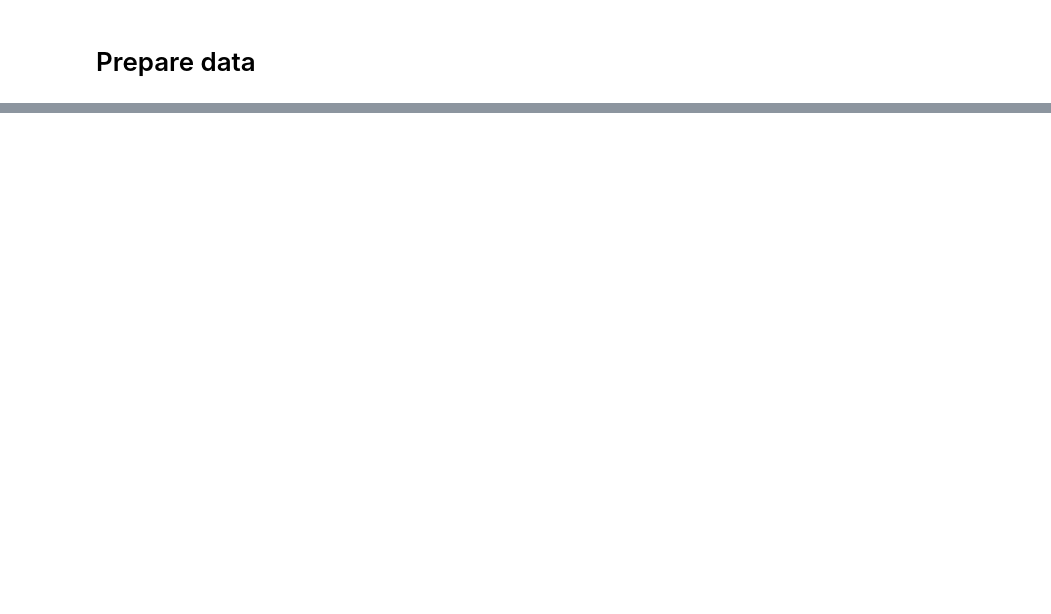
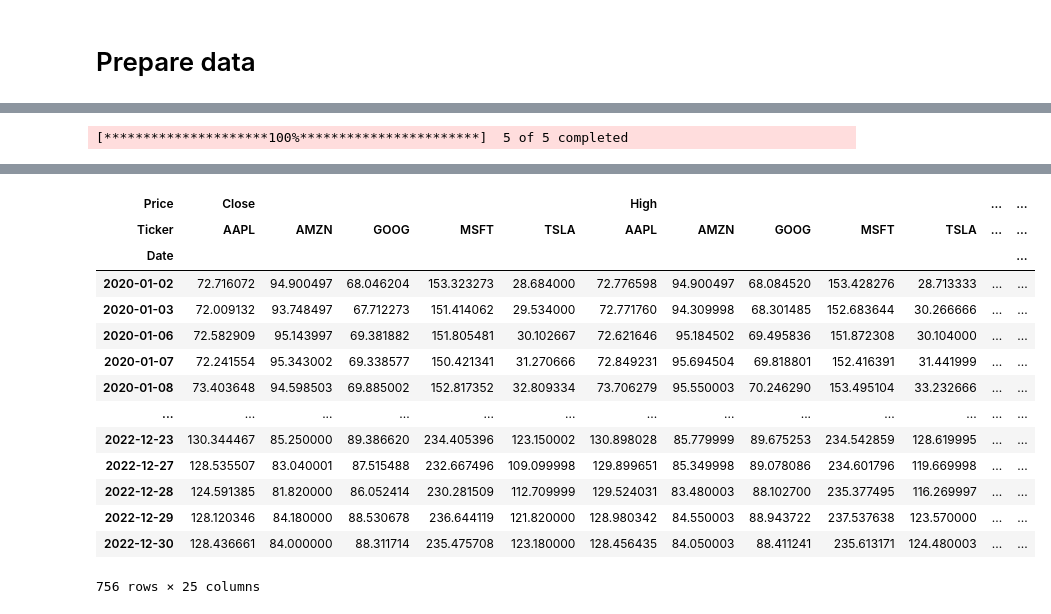
Before and after one commit to mathieupelo/SDA-Project, a Jupyter notebook: pipeline.ipynb, the cells around one changed output, grey strips where cells are left out. Drawn from its saved outputs; the diff is of its cells as text; code cells hidden in the pictures; blank space fills up the shorter version.

Commit message:
Preparing data update

```diff
--- a/pipeline.ipynb
+++ b/pipeline.ipynb
@@ -196,0 +200,54 @@ JE VEUX PREPARER MON DATA POUR LAVOIR COMME DANS MON CAHIER
+# %%
+import yfinance as yf
+import pandas as pd
+import numpy as np
+from Utils.Solver import *
+from Utils.Signals import *
+
+
+# Download historical stock data
+tickers = ['AAPL', 'MSFT', 'TSLA', 'AMZN', 'GOOG']
+data = yf.download(tickers, start='2020-01-01', end='2023-01-01')
+
+# Initialize the portfolio solver with appropriate penalty and max weight threshold
+portfolio_solver = Portfolio_Solver(0.8, max_weight_threshold=0.3)
+
+# Define the target date range
+start_date = '2021-01-04'
+end_date = '2021-01-05'
+date_range = pd.date_range(start=start_date, end=end_date)
+
+
+# Initialize an empty list to store the rows of the dataset
+dataset = []
+
+# Iterate over each date in the target range to calculate the signals and portfolio returns
+for date in date_range:
+    print(f"processing {date}")
+    # Step 1: Calculate the RSI signal scores
+    rsi_signal_scores = calculate_rsi_signal(data, tickers, date=date, period=14)
+    print("rsi_BEFORE", rsi_signal_scores)
+    rsi_scores = np.array([score[1] for score in rsi_signal_scores])
+
+    # Step 2: Calculate the MACD signal scores
+    macd_signal_scores = calculate_macd_signal(data, tickers, date=date)
+    print("MACD_BEFORE", macd_signal_scores)
+    macd_scores = np.array([score[1] for score in macd_signal_scores])
+
+    # Step 3: Calculate the SMA signal scores
+    sma_signal_scores = calculate_sma_signal(data, tickers, date=date)
+    print("sma_scores_BEFORE", sma_signal_scores)
+    sma_scores = np.array([score[1] for score in sma_signal_scores])
+
+    if np.any(np.isnan(rsi_scores)) or np.any(np.isnan(macd_scores)) or np.any(np.isnan(sma_scores)):
+        print(f"Skipping {date} due to NaN values in the signals.")
+        continue  # Skip this date and move to the next one
+
+    print(f"RSI : {rsi_signal_scores}")
+    print(f"MACD : {macd_signal_scores}")
+    print(f"SMA : {sma_scores}")
+
+
+display(data)
+# %% [output]
+[*********************100%***********************]  5 of 5 completed
@@ -196,0 +270,15 @@ JE VEUX PREPARER MON DATA POUR LAVOIR COMME DANS MON CAHIER
+| Price | Close |  |  |  |  | High |  |  |  |  | ... | ... |
+| Ticker | AAPL | AMZN | GOOG | MSFT | TSLA | AAPL | AMZN | GOOG | MSFT | TSLA | ... | ... |
+| Date |  |  |  |  |  |  |  |  |  |  |  | ... |
+| 2020-01-02 | 72.716072 | 94.900497 | 68.046204 | 153.323273 | 28.684000 | 72.776598 | 94.900497 | 68.084520 | 153.428276 | 28.713333 | ... | ... |
+| 2020-01-03 | 72.009132 | 93.748497 | 67.712273 | 151.414062 | 29.534000 | 72.771760 | 94.309998 | 68.301485 | 152.683644 | 30.266666 | ... | ... |
+| 2020-01-06 | 72.582909 | 95.143997 | 69.381882 | 151.805481 | 30.102667 | 72.621646 | 95.184502 | 69.495836 | 151.872308 | 30.104000 | ... | ... |
+| 2020-01-07 | 72.241554 | 95.343002 | 69.338577 | 150.421341 | 31.270666 | 72.849231 | 95.694504 | 69.818801 | 152.416391 | 31.441999 | ... | ... |
+| 2020-01-08 | 73.403648 | 94.598503 | 69.885002 | 152.817352 | 32.809334 | 73.706279 | 95.550003 | 70.246290 | 153.495104 | 33.232666 | ... | ... |
+| ... | ... | ... | ... | ... | ... | ... | ... | ... | ... | ... | ... | ... |
+| 2022-12-23 | 130.344467 | 85.250000 | 89.386620 | 234.405396 | 123.150002 | 130.898028 | 85.779999 | 89.675253 | 234.542859 | 128.619995 | ... | ... |
+| 2022-12-27 | 128.535507 | 83.040001 | 87.515488 | 232.667496 | 109.099998 | 129.899651 | 85.349998 | 89.078086 | 234.601796 | 119.669998 | ... | ... |
+| 2022-12-28 | 124.591385 | 81.820000 | 86.052414 | 230.281509 | 112.709999 | 129.524031 | 83.480003 | 88.102700 | 235.377495 | 116.269997 | ... | ... |
+| 2022-12-29 | 128.120346 | 84.180000 | 88.530678 | 236.644119 | 121.820000 | 128.980342 | 84.550003 | 88.943722 | 237.537638 | 123.570000 | ... | ... |
+| 2022-12-30 | 128.436661 | 84.000000 | 88.311714 | 235.475708 | 123.180000 | 128.456435 | 84.050003 | 88.411241 | 235.613171 | 124.480003 | ... | ... |
+756 rows × 25 columns
```
Also changed, not shown: parts of 21 cells of this notebook, 2 other files.
